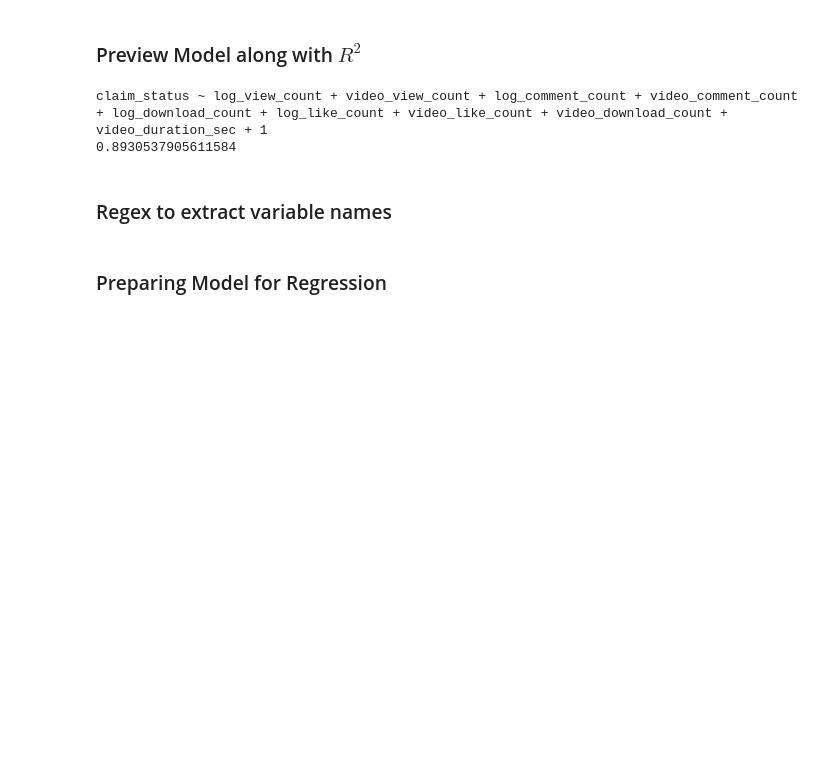
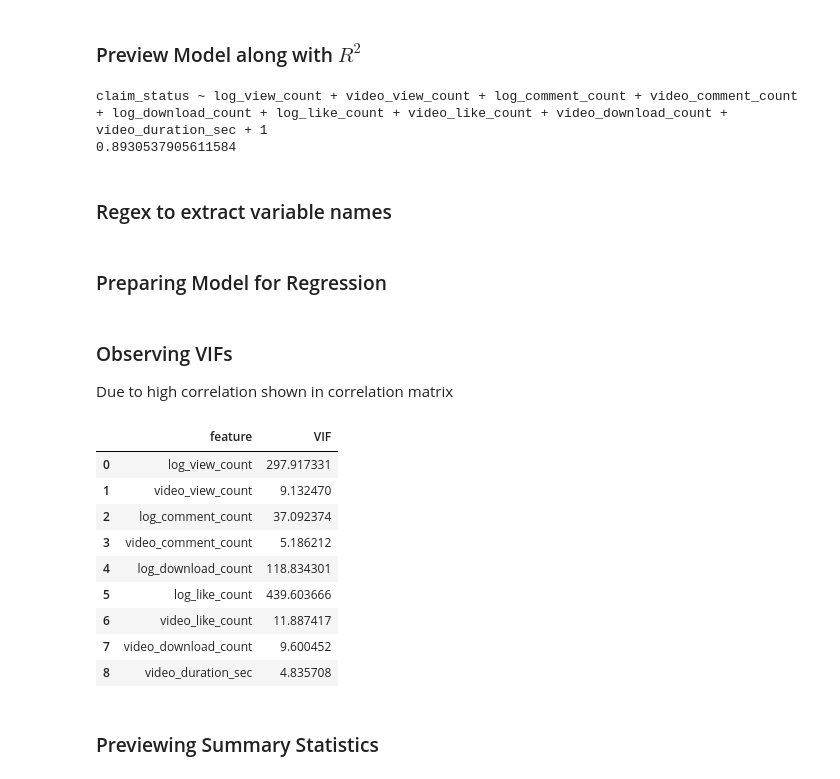
Before and after one commit to SPennyh/TikTok-User-Reports, a Jupyter notebook: tiktok_analysis.ipynb, the cells around one changed output. Cells and saved outputs as stored; diff of their text form; code cells hidden in the pictures; blank space fills up the shorter version.

```diff
--- a/tiktok_analysis.ipynb
+++ b/tiktok_analysis.ipynb
@@ -186,3 +172,26 @@ variables = re.findall("[a-zA-Z_]+", model.model.formula)
 # %%
 X = corr_data[variables[1:10]]
 y = corr_data[variables[0]]
+# %% [markdown]
+### Observing VIFs
+Due to high correlation shown in correlation matrix
+# %%
+vif_data = pd.DataFrame()
+vif_data["feature"] = X.columns
+
+vif_data["VIF"] = [variance_inflation_factor(X.values, i)
+                          for i in range(len(X.columns))]
+vif_data
+# %% [output]
+|  | feature | VIF |
+| 0 | log_view_count | 297.917331 |
+| 1 | video_view_count | 9.132470 |
+| 2 | log_comment_count | 37.092374 |
+| 3 | video_comment_count | 5.186212 |
+| 4 | log_download_count | 118.834301 |
+| 5 | log_like_count | 439.603666 |
+| 6 | video_like_count | 11.887417 |
+| 7 | video_download_count | 9.600452 |
+| 8 | video_duration_sec | 4.835708 |
+# %% [markdown]
+### Previewing Summary Statistics
```
Also changed, not shown: parts of 17 cells of this notebook, 1 other file.
